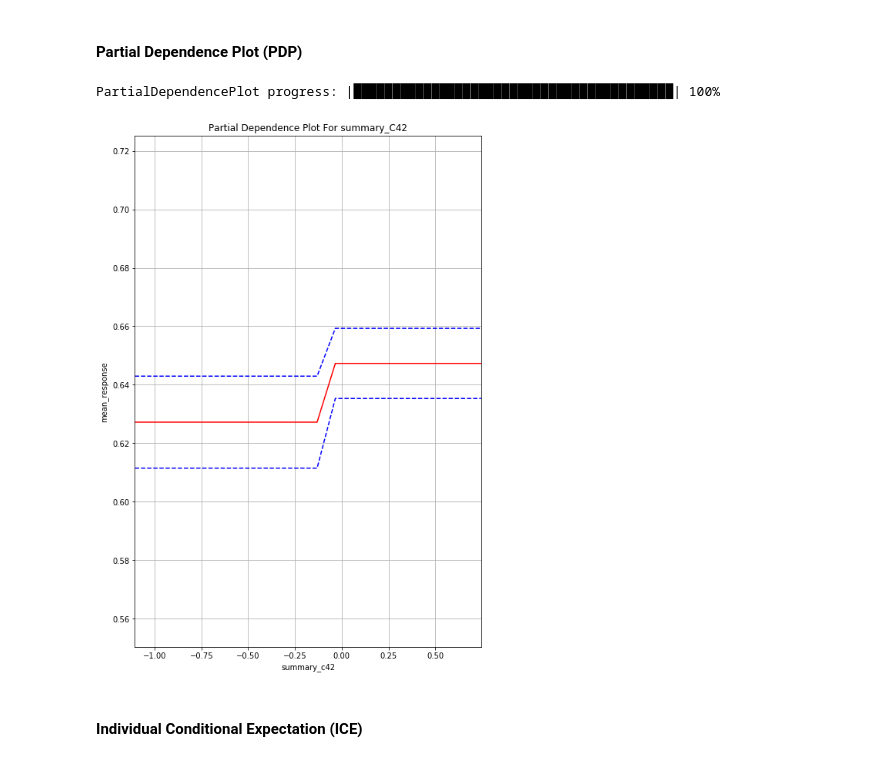
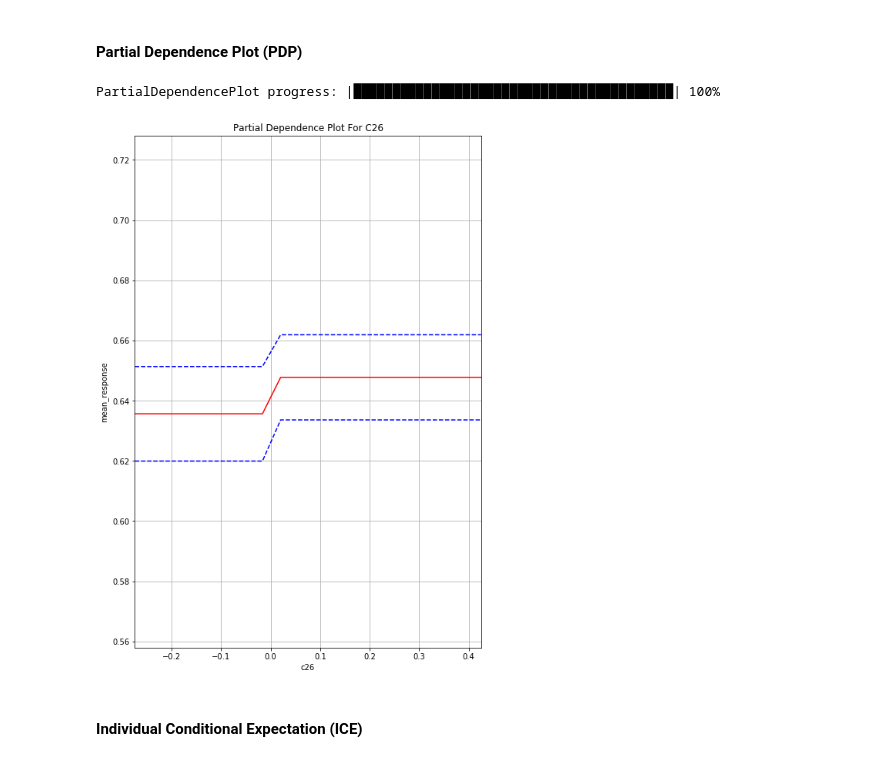
Before and after one commit to MandyMY/AI-Addin, a Jupyter notebook: Final Project.ipynb, the cells around one changed output. Drawn from its saved outputs; the diff is of its cells as text; code cells hidden in the pictures.

```diff
--- a/Final Project.ipynb
+++ b/Final Project.ipynb
@@ -542,10 +542,10 @@ surrogate.varimp_plot()
 # %% [markdown]
 #### Partial Dependence Plot (PDP)
 # %%
-pdp_word_vecs = surrogate.partial_plot(data = ext_train_new, cols = ["summary_C42"])
+pdp_word_vecs = surrogate.partial_plot(data = ext_train_new, cols = ["C26"])
 # %% [output]
 PartialDependencePlot progress: |█████████████████████████████████████████| 100%
-[figure, old version]
+[figure, new version]
 # %% [markdown]
 #### Individual Conditional Expectation (ICE)
 # %%
```
Also changed, not shown: parts of 5 cells of this notebook.
